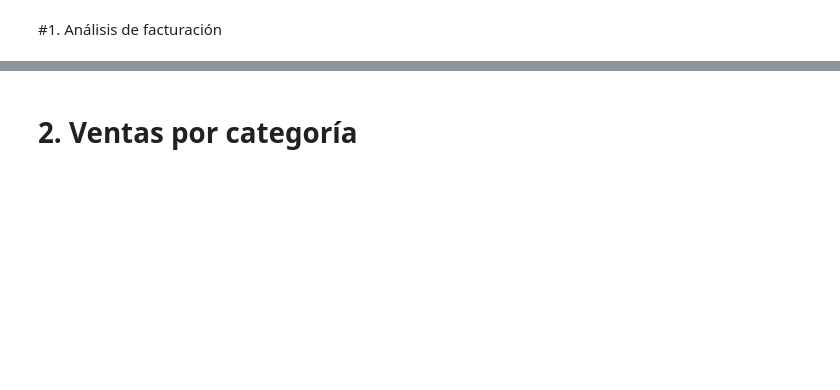
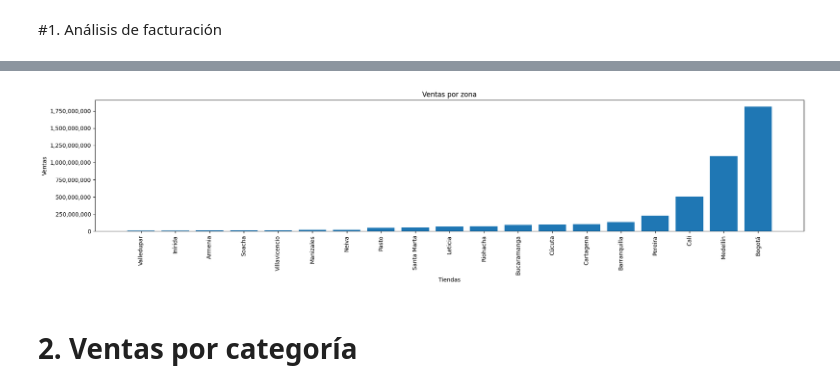
Before and after one commit to Deus-sueD/Callenge-Data-Science, a Jupyter notebook: AluraStoreLatam.ipynb, the cells around one changed output, grey strips where cells are left out. Saved outputs shown, nothing was run; the diff lists cells and outputs as text; code cells hidden in the pictures; blank space fills up the shorter version.

```diff
--- a/AluraStoreLatam.ipynb
+++ b/AluraStoreLatam.ipynb
@@ -130,3 +158,7 @@ graficardemayoraminor(Tiendaspordf(tienda4),'Ventas por zona de "Tienda 4"','Tie
+# %%
+graficardemayoraminor(Tiendaspordf(tiendasgral),'Ventas por zona','Tiendas','Ventas')
+# %% [output]
+[figure, added]
 # %% [markdown]
 # 2. Ventas por categoría
 # %%
```
Also changed, not shown: parts of 18 cells of this notebook.
